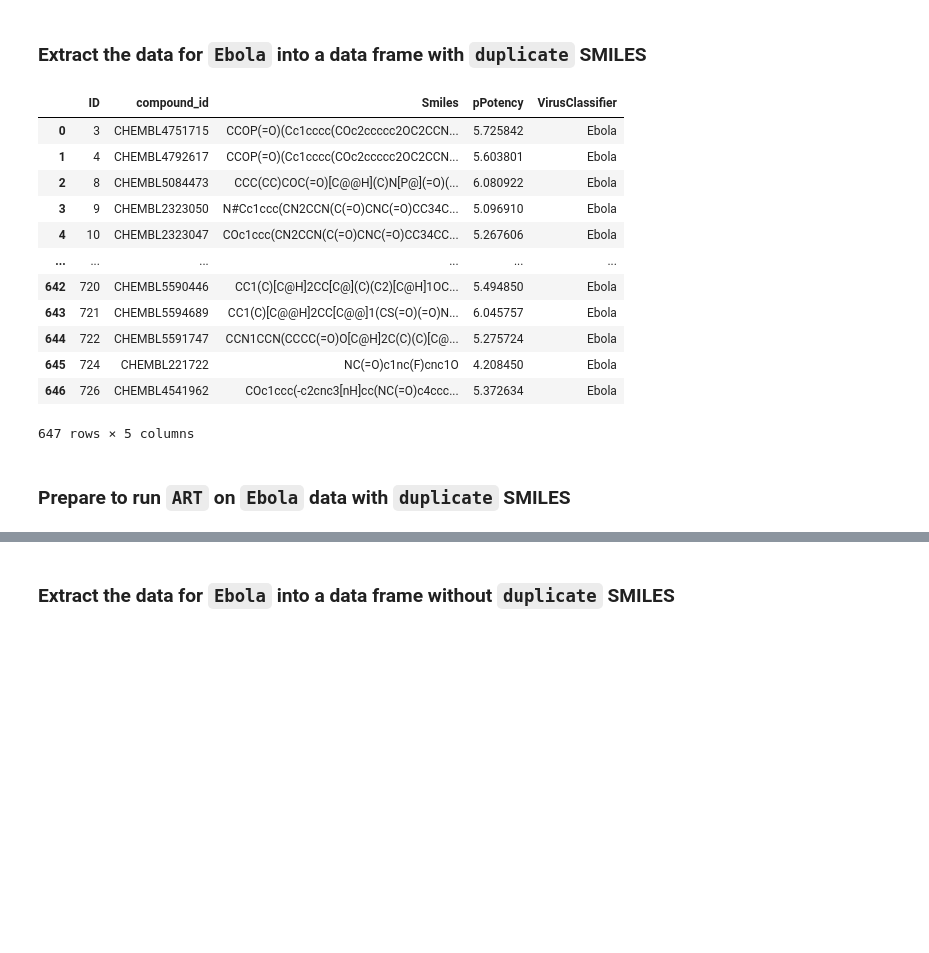
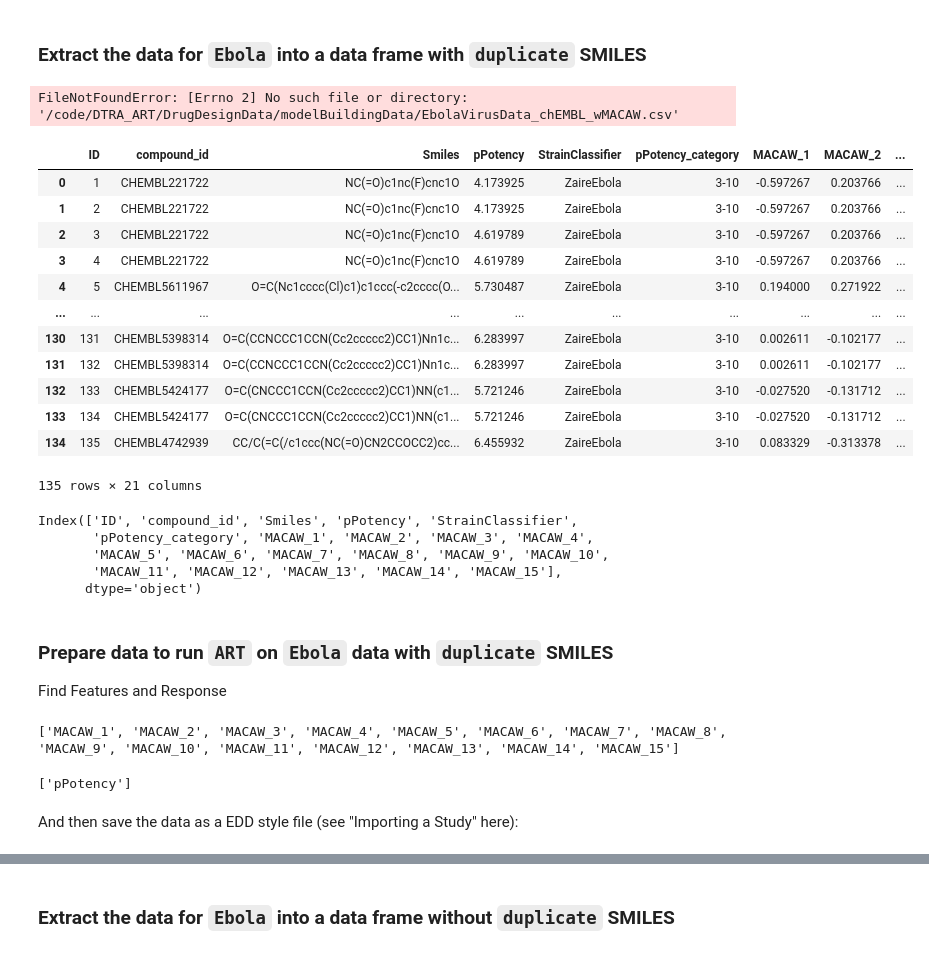
Before and after one commit to soumyadeepghosh35/DTRA_ART, a Jupyter notebook: DTRA_project_notebooks/Step5_ART_Ebola.ipynb, the cells around one changed output, grey strips where cells are left out. Saved outputs shown, nothing was run; the diff lists cells and outputs as text; code cells hidden in the pictures; blank space fills up the shorter version.

Commit message:
ART run for zaire ebola virus

```diff
--- a/DTRA_project_notebooks/Step5_ART_Ebola.ipynb
+++ b/DTRA_project_notebooks/Step5_ART_Ebola.ipynb
@@ -19,22 +32,43 @@ modelBuildingDataDir = os.path.join(dataDir, 'modelBuildingData/')
 resultsDir = os.path.join(dataDir, 'Results/')
 # %% [markdown]
 ### Extract the data for `Ebola` into a data frame with `duplicate` SMILES
+# %%
+EbolavirusData_chEMBL_wMACAW = pd.read_csv(modelBuildingDataDir + "EbolaVirusData_chEMBL_wMACAW.csv")
+EbolavirusData_chEMBL_wMACAW
+# %% [output]
+FileNotFoundError: [Errno 2] No such file or directory: '/code/DTRA_ART/DrugDesignData/modelBuildingData/EbolaVirusData_chEMBL_wMACAW.csv'
 # %%
-EbolaVirusData_chEMBL = pd.read_csv(modelBuildingDataDir + "EbolaVirusData_chEMBL_wMACAW_MLready.csv")
-EbolaVirusData_chEMBL
+ZaireEbolavirusData_chEMBL_wMACAW = pd.read_csv(modelBuildingDataDir + "ZaireEbolavirusData_chEMBL_wMACAW.csv")
+ZaireEbolavirusData_chEMBL_wMACAW
 # %% [output]
-|  | ID | compound_id | Smiles | pPotency | VirusClassifier |
-| 0 | 3 | CHEMBL4751715 | CCOP(=O)(Cc1cccc(COc2ccccc2OC2CCN... | 5.725842 | Ebola |
-| 1 | 4 | CHEMBL4792617 | CCOP(=O)(Cc1cccc(COc2ccccc2OC2CCN... | 5.603801 | Ebola |
-| 2 | 8 | CHEMBL5084473 | CCC(CC)COC(=O)[C@@H](C)N[P@](=O)(... | 6.080922 | Ebola |
-| 3 | 9 | CHEMBL2323050 | N#Cc1ccc(CN2CCN(C(=O)CNC(=O)CC34C... | 5.096910 | Ebola |
-| 4 | 10 | CHEMBL2323047 | COc1ccc(CN2CCN(C(=O)CNC(=O)CC34CC... | 5.267606 | Ebola |
-| ... | ... | ... | ... | ... | ... |
-| 642 | 720 | CHEMBL5590446 | CC1(C)[C@H]2CC[C@](C)(C2)[C@H]1OC... | 5.494850 | Ebola |
-| 643 | 721 | CHEMBL5594689 | CC1(C)[C@@H]2CC[C@@]1(CS(=O)(=O)N... | 6.045757 | Ebola |
-| 644 | 722 | CHEMBL5591747 | CCN1CCN(CCCC(=O)O[C@H]2C(C)(C)[C@... | 5.275724 | Ebola |
-| 645 | 724 | CHEMBL221722 | NC(=O)c1nc(F)cnc1O | 4.208450 | Ebola |
-| 646 | 726 | CHEMBL4541962 | COc1ccc(-c2cnc3[nH]cc(NC(=O)c4ccc... | 5.372634 | Ebola |
+|  | ID | compound_id | Smiles | pPotency | StrainClassifier | pPotency_category | MACAW_1 | MACAW_2 | ... |
+| 0 | 1 | CHEMBL221722 | NC(=O)c1nc(F)cnc1O | 4.173925 | ZaireEbola | 3-10 | -0.597267 | 0.203766 | ... |
+| 1 | 2 | CHEMBL221722 | NC(=O)c1nc(F)cnc1O | 4.173925 | ZaireEbola | 3-10 | -0.597267 | 0.203766 | ... |
+| 2 | 3 | CHEMBL221722 | NC(=O)c1nc(F)cnc1O | 4.619789 | ZaireEbola | 3-10 | -0.597267 | 0.203766 | ... |
+| 3 | 4 | CHEMBL221722 | NC(=O)c1nc(F)cnc1O | 4.619789 | ZaireEbola | 3-10 | -0.597267 | 0.203766 | ... |
+| 4 | 5 | CHEMBL5611967 | O=C(Nc1cccc(Cl)c1)c1ccc(-c2cccc(O... | 5.730487 | ZaireEbola | 3-10 | 0.194000 | 0.271922 | ... |
+| ... | ... | ... | ... | ... | ... | ... | ... | ... | ... |
+| 130 | 131 | CHEMBL5398314 | O=C(CCNCCC1CCN(Cc2ccccc2)CC1)Nn1c... | 6.283997 | ZaireEbola | 3-10 | 0.002611 | -0.102177 | ... |
+| 131 | 132 | CHEMBL5398314 | O=C(CCNCCC1CCN(Cc2ccccc2)CC1)Nn1c... | 6.283997 | ZaireEbola | 3-10 | 0.002611 | -0.102177 | ... |
+| 132 | 133 | CHEMBL5424177 | O=C(CNCCC1CCN(Cc2ccccc2)CC1)NN(c1... | 5.721246 | ZaireEbola | 3-10 | -0.027520 | -0.131712 | ... |
+| 133 | 134 | CHEMBL5424177 | O=C(CNCCC1CCN(Cc2ccccc2)CC1)NN(c1... | 5.721246 | ZaireEbola | 3-10 | -0.027520 | -0.131712 | ... |
+| 134 | 135 | CHEMBL4742939 | CC/C(=C(/c1ccc(NC(=O)CN2CCOCC2)cc... | 6.455932 | ZaireEbola | 3-10 | 0.083329 | -0.313378 | ... |
-647 rows × 5 columns
+135 rows × 21 columns
+# %%
+combinedEbolaVirusData_chEMBL_wMACAW = pd.concat([EbolavirusData_chEMBL_wMACAW, ZaireEbolavirusData_chEMBL_wMACAW], axis=1)
+combinedEbolaVirusData_chEMBL_wMACAW
+# %% [output]
+Index(['ID', 'compound_id', 'Smiles', 'pPotency', 'StrainClassifier',
+       'pPotency_category', 'MACAW_1', 'MACAW_2', 'MACAW_3', 'MACAW_4',
+       'MACAW_5', 'MACAW_6', 'MACAW_7', 'MACAW_8', 'MACAW_9', 'MACAW_10',
+       'MACAW_11', 'MACAW_12', 'MACAW_13', 'MACAW_14', 'MACAW_15'],
+      dtype='object')
 # %% [markdown]
-### Prepare to run `ART` on `Ebola` data with `duplicate` SMILES
+### Prepare data to run `ART` on `Ebola` data with `duplicate` SMILES
+
+Find Features and Response
+# %%
+input_var = [col for col in combinedEbolaVirusData_chEMBL_wMACAW.columns if col.startswith('MACAW_')]
+print(input_var)
+# %% [output]
+['MACAW_1', 'MACAW_2', 'MACAW_3', 'MACAW_4', 'MACAW_5', 'MACAW_6', 'MACAW_7', 'MACAW_8', 'MACAW_9', 'MACAW_10', 'MACAW_11', 'MACAW_12', 'MACAW_13', 'MACAW_14', 'MACAW_15']
@@ -40,0 +77,5 @@ EbolaVirusData_chEMBL
+# %%
+response_var = ["pPotency"]
+print(response_var)
+# %% [output]
+['pPotency']
@@ -40,0 +84,2 @@ EbolaVirusData_chEMBL
+# %% [markdown]
+And then save the data as a EDD style file (see "Importing a Study" here):
```
Also changed, not shown: parts of 23 cells of this notebook, 7 other files.
